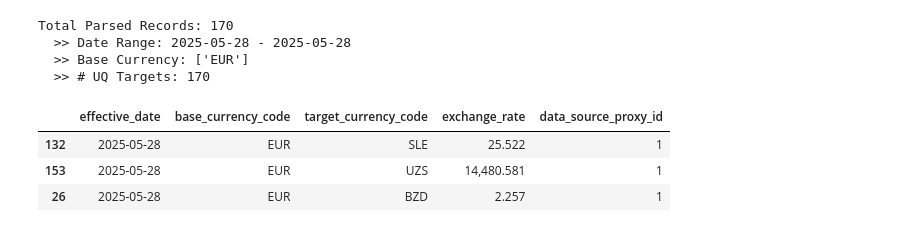
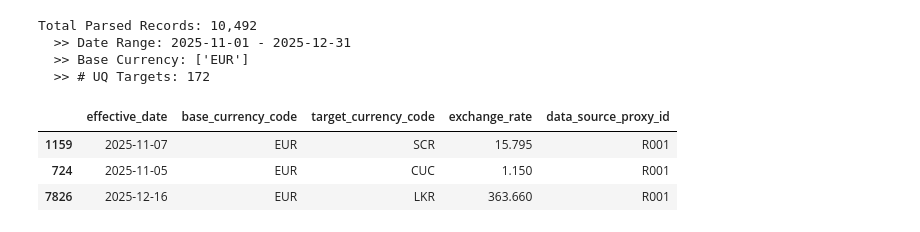
Before and after one commit to sharkutilities/forexrates, a Jupyter notebook: examples/ExchangeRatesIO CRUD Operations.ipynb, the cells around one changed output. Drawn from its saved outputs; the diff is of its cells as text; code cells hidden in the pictures.

```diff
--- a/examples/ExchangeRatesIO CRUD Operations.ipynb
+++ b/examples/ExchangeRatesIO CRUD Operations.ipynb
@@ -17,7 +22,7 @@ pd.options.display.float_format = '{:,.3f}'.format # float precisions
 # %%
 import forexrates # a simple interface to fetch data from multiple sources
 # %%
-start, end = dt.date(2025, 5, 28), dt.date(2025, 5, 28)
+start, end = dt.date(2025, 11, 1), dt.date(2025, 12, 31)
 dates = list(dt_.date_range(start, end)) # please refer gist documentation
 # %%
 EXCHANGE_RATES_API_KEY = input("Enter API Key for Exchange Rates IO (exchangeratesapi.io): ") or os.getenv("EXCHANGE_RATES_API_KEY")
@@ -31,19 +48,19 @@ data = [
 # %%
 parser = forexrates.io.dataframe.ExchangeRatesIO(data)
 dataframe = parser.dataframe(index = "exchange_rate", verbose = True)
 
 # addition of extra columns, modification of values, etc.
 # are out of scope of the ``forexrates`` module and is external
-dataframe["data_source_proxy_id"] = 1
+dataframe["data_source_proxy_id"] = "R001"
 
 dataframe.sample(3)
 # %% [output]
-Total Parsed Records: 170
-  >> Date Range: 2025-05-28 - 2025-05-28
+Total Parsed Records: 10,492
+  >> Date Range: 2025-11-01 - 2025-12-31
   >> Base Currency: ['EUR']
-  >> # UQ Targets: 170
+  >> # UQ Targets: 172
 |  | effective_date | base_currency_code | target_currency_code | exchange_rate | data_source_proxy_id |
-| 132 | 2025-05-28 | EUR | SLE | 25.522 | 1 |
-| 153 | 2025-05-28 | EUR | UZS | 14,480.581 | 1 |
-| 26 | 2025-05-28 | EUR | BZD | 2.257 | 1 |
+| 1159 | 2025-11-07 | EUR | SCR | 15.795 | R001 |
+| 724 | 2025-11-05 | EUR | CUC | 1.150 | R001 |
+| 7826 | 2025-12-16 | EUR | LKR | 363.660 | R001 |
 # %%
```
Also changed, not shown: parts of 15 cells of this notebook.
